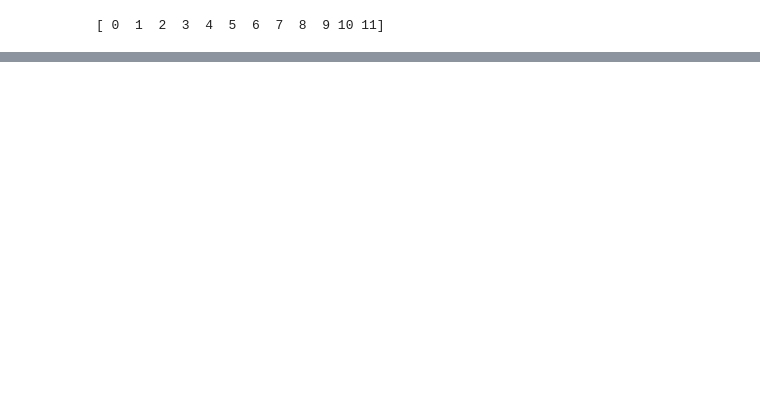
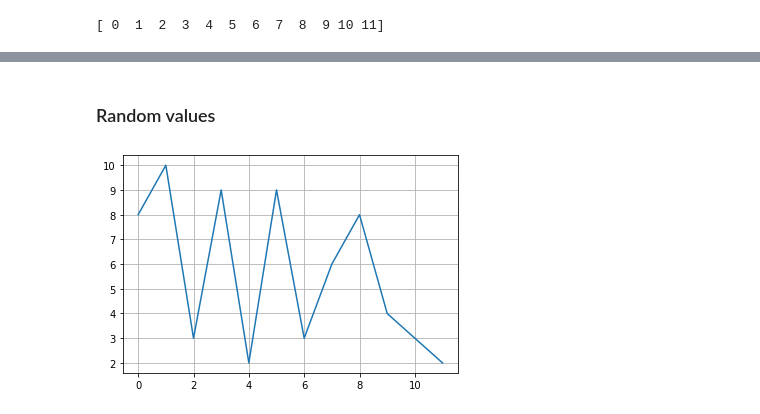
Before and after one commit to implse/Introduction_to_Matplotlib, a Jupyter notebook: Introduction_To_Matplotlib.ipynb, the cells around one changed output, grey strips where cells are left out. Drawn from its saved outputs; the diff is of its cells as text; code cells hidden in the pictures; blank space fills up the shorter version.

```diff
--- a/Introduction_To_Matplotlib.ipynb
+++ b/Introduction_To_Matplotlib.ipynb
@@ -37,0 +52,8 @@ plt.plot(values)
+# %% [markdown]
+### Random values
+# %%
+plt.plot(random_values)
+plt.grid(True)
+plt.show()
+# %% [output]
+[figure, added]
```
Also changed, not shown: parts of 21 cells of this notebook.
